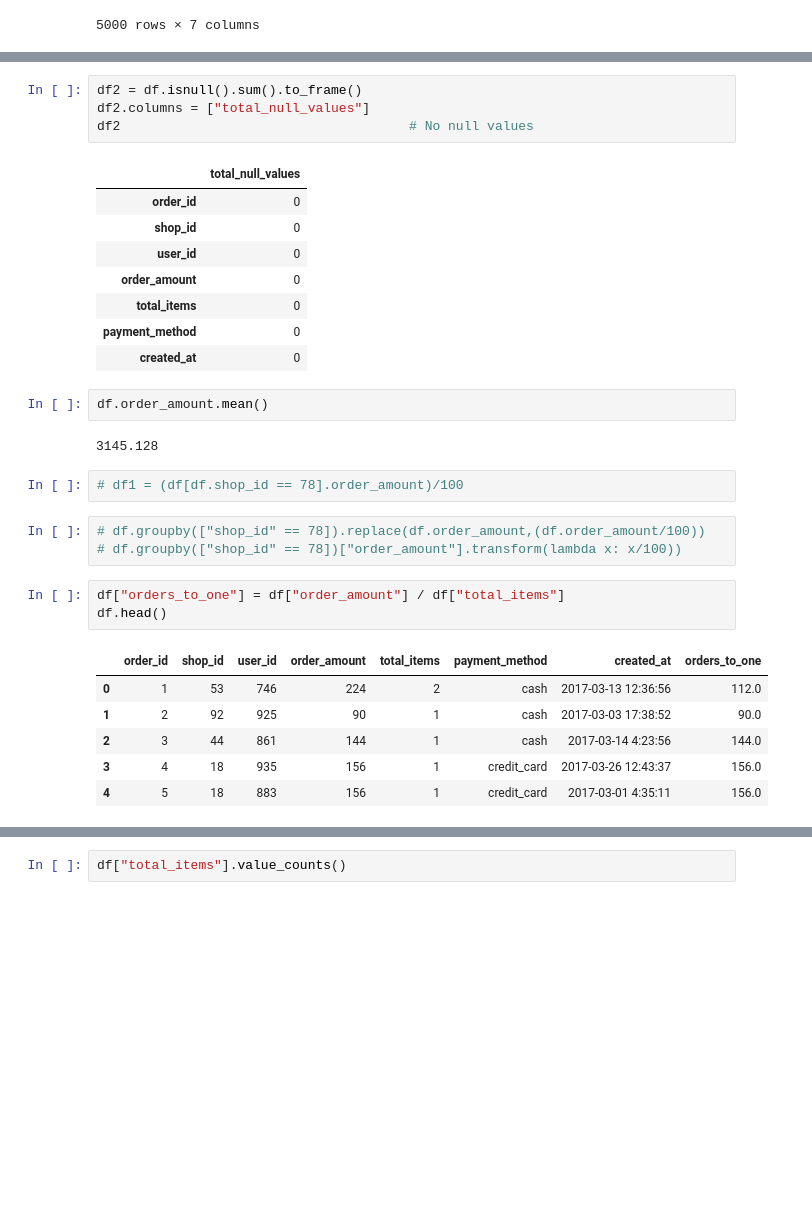
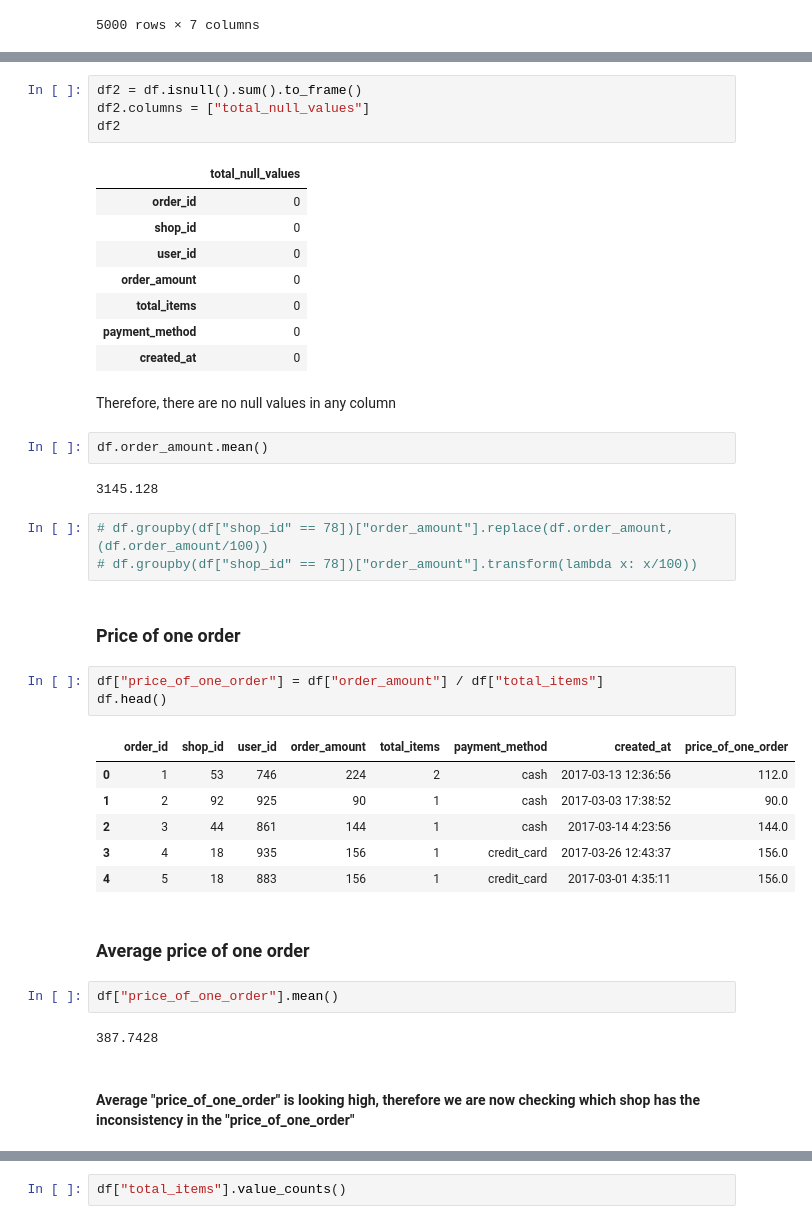
Before and after one commit to MathurAbhishek-12/SHOPIFY-SUMMER-2022-DATA-SCIENCE-INTERN-CHALLENGE, a Jupyter notebook: SHOPIFY SUMMER 2022 DATA SCIENCE INTERN CHALLENGE.ipynb, the cells around one changed output, grey strips where cells are left out. Saved outputs shown, nothing was run; the diff lists cells and outputs as text; blank space fills up the shorter version.

```diff
--- a/SHOPIFY SUMMER 2022 DATA SCIENCE INTERN CHALLENGE.ipynb
+++ b/SHOPIFY SUMMER 2022 DATA SCIENCE INTERN CHALLENGE.ipynb
@@ -84,7 +93,7 @@ df.isna()
 # %%
 df2 = df.isnull().sum().to_frame()
 df2.columns = ["total_null_values"]
-df2                                     # No null values
+df2
 # %% [output]
 |  | total_null_values |
 | order_id | 0 |
@@ -94,23 +103,33 @@ df2                                     # No null values
 | total_items | 0 |
 | payment_method | 0 |
 | created_at | 0 |
+# %% [markdown]
+Therefore, there are no null values in any column
 # %%
 df.order_amount.mean()
 # %% [output]
 3145.128
-# %%
-# df1 = (df[df.shop_id == 78].order_amount)/100
 # %%
-# df.groupby(["shop_id" == 78]).replace(df.order_amount,(df.order_amount/100))
-# df.groupby(["shop_id" == 78])["order_amount"].transform(lambda x: x/100))
+# df.groupby(df["shop_id" == 78])["order_amount"].replace(df.order_amount,(df.order_amount/100))
+# df.groupby(df["shop_id" == 78])["order_amount"].transform(lambda x: x/100))
+# %% [markdown]
+### Price of one order
 # %%
-df["orders_to_one"] = df["order_amount"] / df["total_items"]
+df["price_of_one_order"] = df["order_amount"] / df["total_items"]
 df.head()
 # %% [output]
-|  | order_id | shop_id | user_id | order_amount | total_items | payment_method | created_at | orders_to_one |
+|  | order_id | shop_id | user_id | order_amount | total_items | payment_method | created_at | price_of_one_order |
 | 0 | 1 | 53 | 746 | 224 | 2 | cash | 2017-03-13 12:36:56 | 112.0 |
 | 1 | 2 | 92 | 925 | 90 | 1 | cash | 2017-03-03 17:38:52 | 90.0 |
 | 2 | 3 | 44 | 861 | 144 | 1 | cash | 2017-03-14 4:23:56 | 144.0 |
 | 3 | 4 | 18 | 935 | 156 | 1 | credit_card | 2017-03-26 12:43:37 | 156.0 |
 | 4 | 5 | 18 | 883 | 156 | 1 | credit_card | 2017-03-01 4:35:11 | 156.0 |
+# %% [markdown]
+### Average price of one order
+# %%
+df["price_of_one_order"].mean()
+# %% [output]
+387.7428
+# %% [markdown]
+#### Average "price_of_one_order" is looking high, therefore we are now checking which shop has the inconsistency in the "price_of_one_order"
 # %%
```
Also changed, not shown: parts of 32 cells of this notebook.
